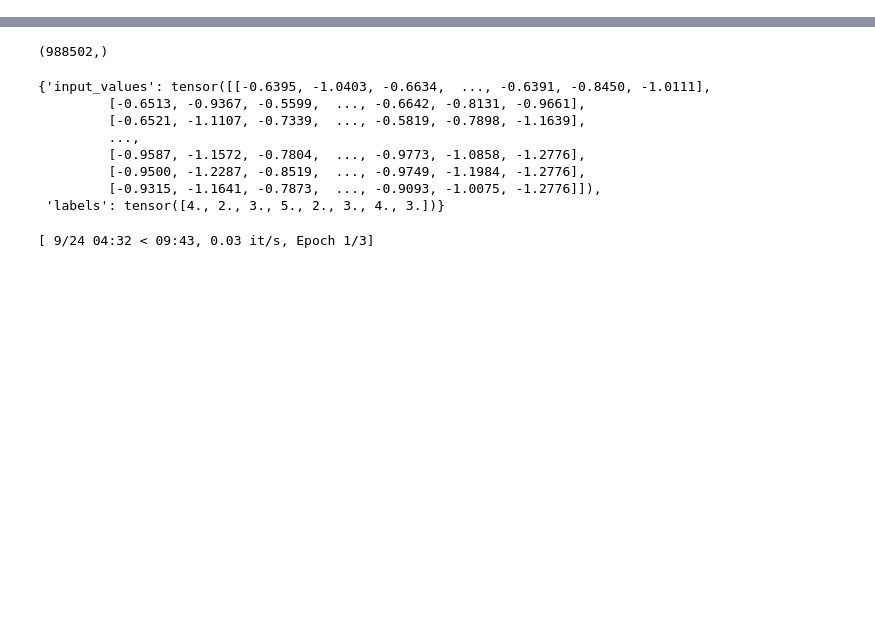
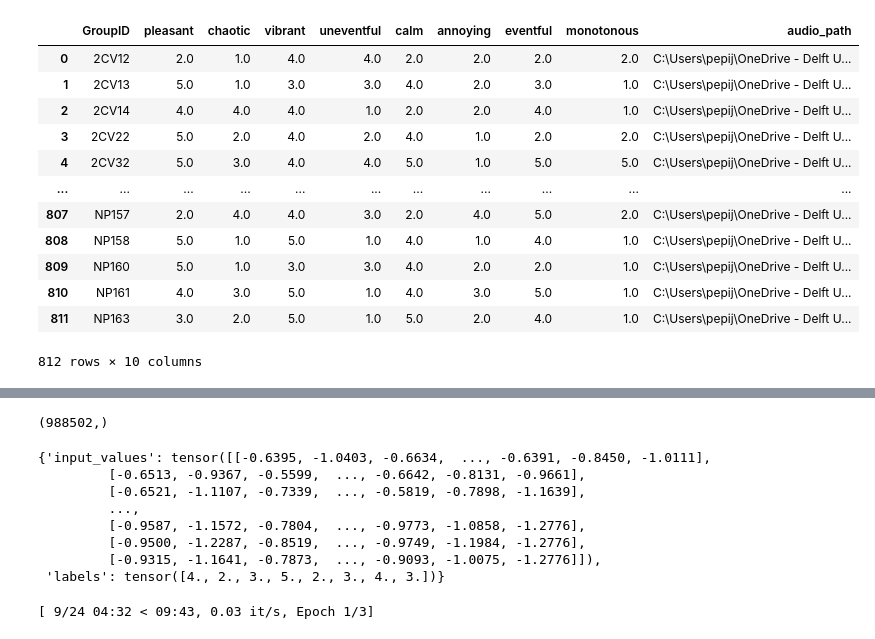
Before and after one commit to pherfkens/Thesis, a Jupyter notebook: ast_fine_tuning.ipynb, the cells around one changed output, grey strips where cells are left out. Cells and saved outputs as stored; diff of their text form; code cells hidden in the pictures; blank space fills up the shorter version.

Commit message:
lets start training

```diff
--- a/ast_fine_tuning.ipynb
+++ b/ast_fine_tuning.ipynb
@@ -42,0 +10,21 @@ metadata[columns_to_convert] = (metadata[columns_to_convert] - means) / stds
+# %%
+source_dir = Path(r'C:\Users\pepij\OneDrive - Delft University of Technology\THESIS\data\csv')
+path = source_dir.joinpath('first_try.csv')
+metadata = pd.read_csv(path)
+
+# metadata = metadata[metadata['GroupID'].str.startswith('NP')]
+metadata
+# %% [output]
+|  | GroupID | pleasant | chaotic | vibrant | uneventful | calm | annoying | eventful | monotonous | audio_path |
+| 0 | 2CV12 | 2.0 | 1.0 | 4.0 | 4.0 | 2.0 | 2.0 | 2.0 | 2.0 | C:\Users\pepij\OneDrive - Delft U... |
+| 1 | 2CV13 | 5.0 | 1.0 | 3.0 | 3.0 | 4.0 | 2.0 | 3.0 | 1.0 | C:\Users\pepij\OneDrive - Delft U... |
+| 2 | 2CV14 | 4.0 | 4.0 | 4.0 | 1.0 | 2.0 | 2.0 | 4.0 | 1.0 | C:\Users\pepij\OneDrive - Delft U... |
+| 3 | 2CV22 | 5.0 | 2.0 | 4.0 | 2.0 | 4.0 | 1.0 | 2.0 | 2.0 | C:\Users\pepij\OneDrive - Delft U... |
+| 4 | 2CV32 | 5.0 | 3.0 | 4.0 | 4.0 | 5.0 | 1.0 | 5.0 | 5.0 | C:\Users\pepij\OneDrive - Delft U... |
+| ... | ... | ... | ... | ... | ... | ... | ... | ... | ... | ... |
+| 807 | NP157 | 2.0 | 4.0 | 4.0 | 3.0 | 2.0 | 4.0 | 5.0 | 2.0 | C:\Users\pepij\OneDrive - Delft U... |
+| 808 | NP158 | 5.0 | 1.0 | 5.0 | 1.0 | 4.0 | 1.0 | 4.0 | 1.0 | C:\Users\pepij\OneDrive - Delft U... |
+| 809 | NP160 | 5.0 | 1.0 | 3.0 | 3.0 | 4.0 | 2.0 | 2.0 | 1.0 | C:\Users\pepij\OneDrive - Delft U... |
+| 810 | NP161 | 4.0 | 3.0 | 5.0 | 1.0 | 4.0 | 3.0 | 5.0 | 1.0 | C:\Users\pepij\OneDrive - Delft U... |
+| 811 | NP163 | 3.0 | 2.0 | 5.0 | 1.0 | 5.0 | 2.0 | 4.0 | 1.0 | C:\Users\pepij\OneDrive - Delft U... |
+812 rows × 10 columns
```
Also changed, not shown: parts of 10 cells of this notebook, 10 other files.
